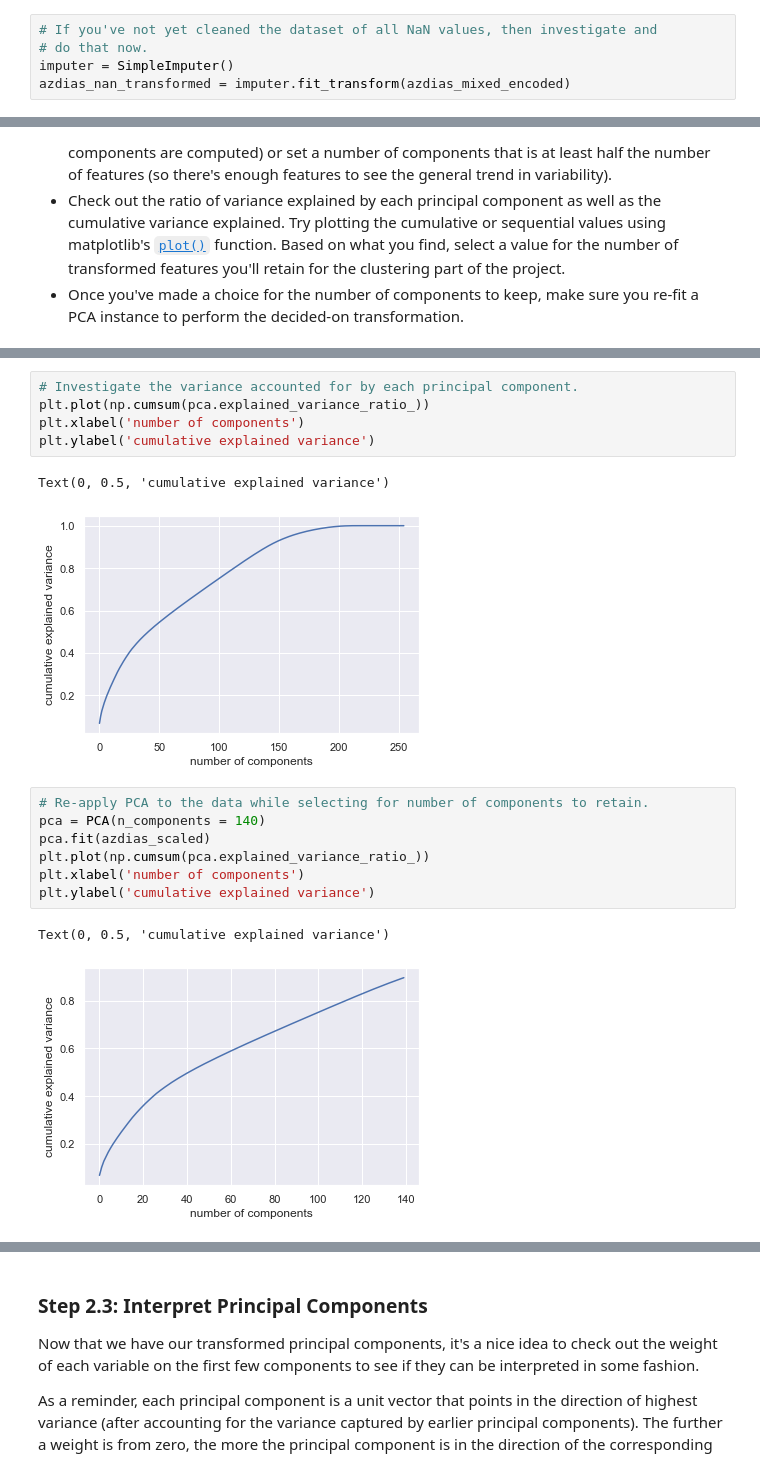
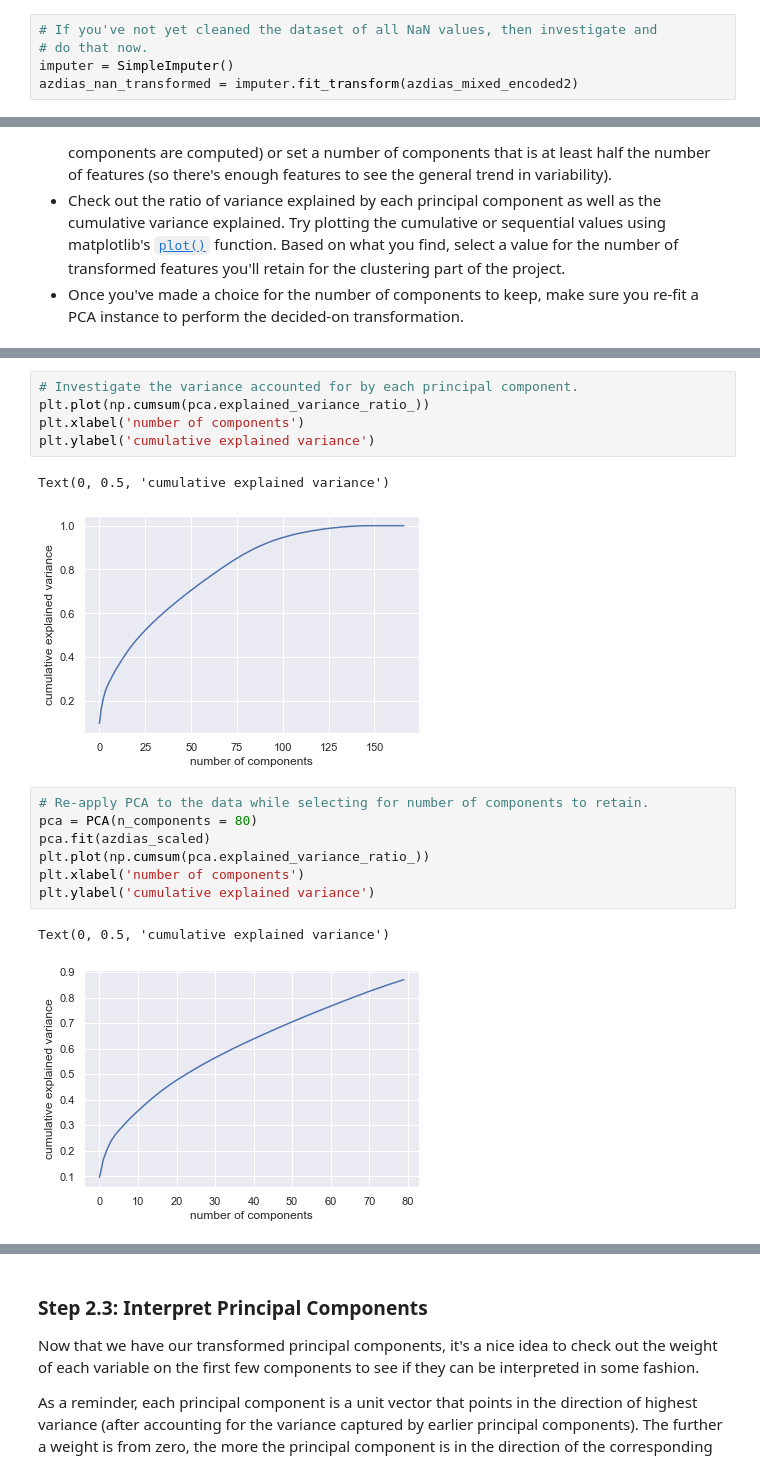
Before and after one commit to FedorSulaev/CustomerSegments, a Jupyter notebook: Identify_Customer_Segments.ipynb, the cells around one changed output, grey strips where cells are left out. Drawn from its saved outputs; the diff is of its cells as text.

Commit message:
fix: Feature transformation

```diff
--- a/Identify_Customer_Segments.ipynb
+++ b/Identify_Customer_Segments.ipynb
@@ -574,7 +574,7 @@ Before we apply dimensionality reduction techniques to the data, we need to perf
 # If you've not yet cleaned the dataset of all NaN values, then investigate and
 # do that now.
 imputer = SimpleImputer()
-azdias_nan_transformed = imputer.fit_transform(azdias_mixed_encoded)
+azdias_nan_transformed = imputer.fit_transform(azdias_mixed_encoded2)
 # %%
 # Apply feature scaling to the general population demographics data.
 scaler = StandardScaler()
@@ -630,17 +630,17 @@ plt.xlabel('number of components')
 plt.ylabel('cumulative explained variance')
 # %% [output]
 Text(0, 0.5, 'cumulative explained variance')
-[figure, old version]
+[figure, new version]
 # %%
 # Re-apply PCA to the data while selecting for number of components to retain.
-pca = PCA(n_components = 140)
+pca = PCA(n_components = 80)
 pca.fit(azdias_scaled)
 plt.plot(np.cumsum(pca.explained_variance_ratio_))
 plt.xlabel('number of components')
 plt.ylabel('cumulative explained variance')
 # %% [output]
 Text(0, 0.5, 'cumulative explained variance')
-[figure, old version]
+[figure, new version]
 # %%
 azdias_reduced = pca.transform(azdias_scaled)
 azdias_reduced.shape
```
Also changed, not shown: parts of 9 cells of this notebook.
